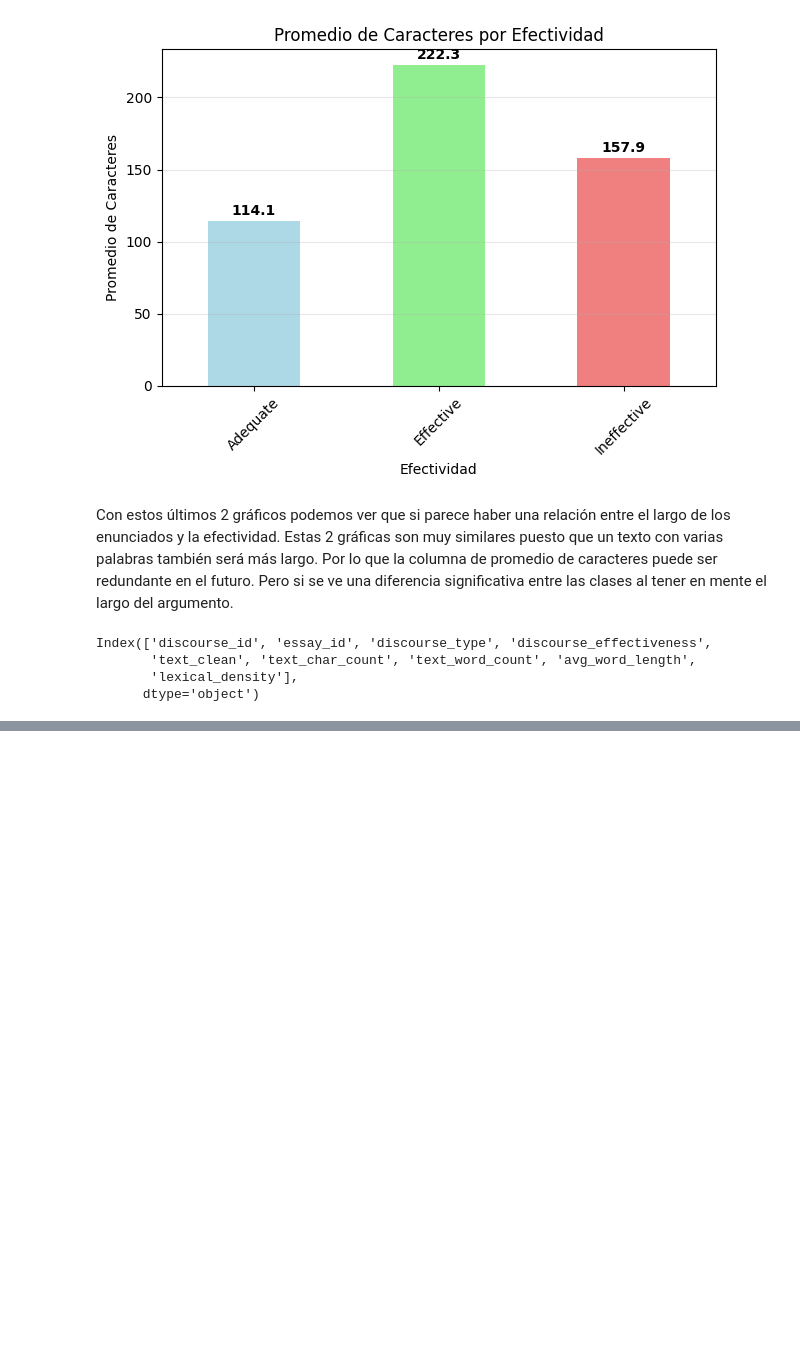
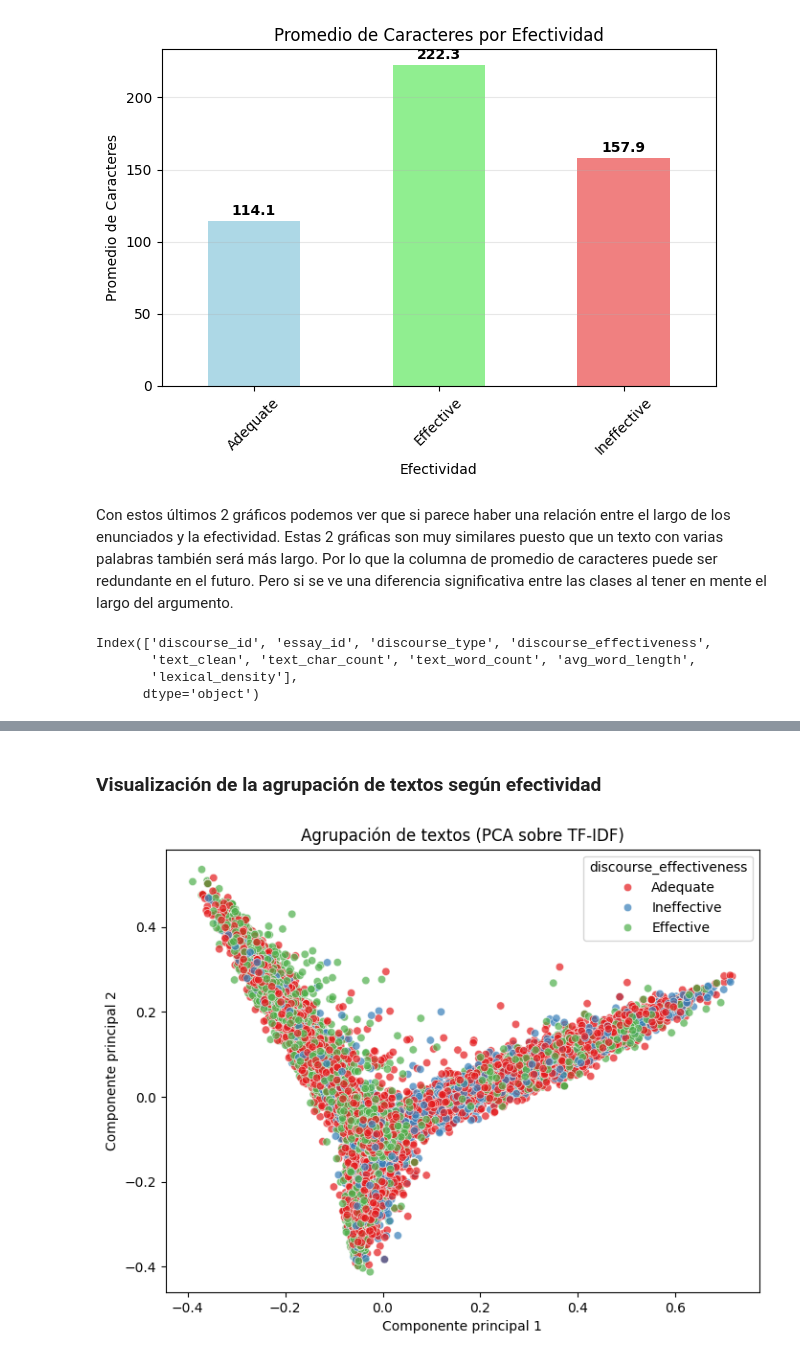
Before and after one commit to chuy-zip/PROYECTO2_DS, a Jupyter notebook: EDA.ipynb, the cells around one changed output, grey strips where cells are left out. Saved outputs shown, nothing was run; the diff lists cells and outputs as text; code cells hidden in the pictures; blank space fills up the shorter version.

```diff
--- a/EDA.ipynb
+++ b/EDA.ipynb
@@ -246,0 +361,23 @@ Index(['discourse_id', 'essay_id', 'discourse_type', 'discourse_effectiveness',
+# %% [markdown]
+### Visualización de la agrupación de textos según efectividad
+# %%
+from sklearn.feature_extraction.text import TfidfVectorizer
+from sklearn.decomposition import PCA
+
+# TF-IDF
+vectorizer = TfidfVectorizer(stop_words='english', max_features=500)
+X = vectorizer.fit_transform(df['text_clean'].astype(str))
+
+# PCA a 2D
+pca = PCA(n_components=2, random_state=42)
+reduced = pca.fit_transform(X.toarray())
+
+# Plot
+plt.figure(figsize=(8,6))
+sns.scatterplot(x=reduced[:,0], y=reduced[:,1], hue=df['discourse_effectiveness'], palette="Set1", alpha=0.7)
+plt.title("Agrupación de textos (PCA sobre TF-IDF)")
+plt.xlabel("Componente principal 1")
+plt.ylabel("Componente principal 2")
+plt.show()
+# %% [output]
+[figure, added]
```
Also changed, not shown: parts of 28 cells of this notebook.
